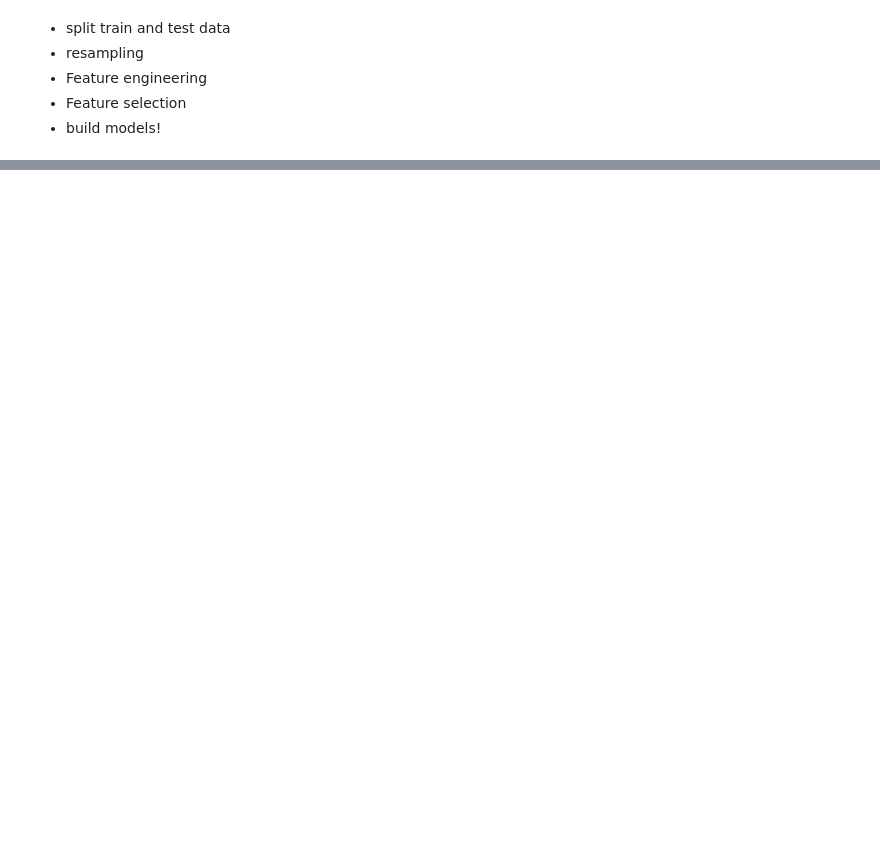
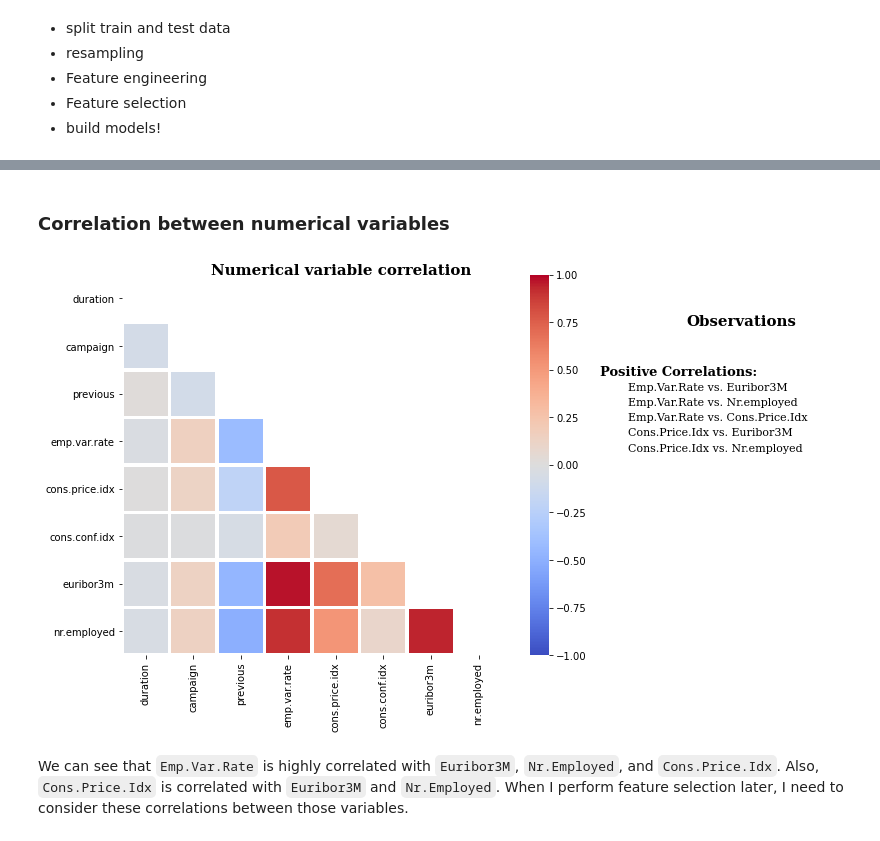
Before and after one commit to zoeyejiseoung/BankMarketing, a Jupyter notebook: Bank_Marketing_EDA.ipynb, the cells around one changed output, grey strips where cells are left out. Drawn from its saved outputs; the diff is of its cells as text; code cells hidden in the pictures; blank space fills up the shorter version.

```diff
--- a/Bank_Marketing_EDA.ipynb
+++ b/Bank_Marketing_EDA.ipynb
@@ -732,0 +730,25 @@ In this notebook, I explored data and performed some feature engineering. By cre
+# %% [markdown]
+### Correlation between numerical variables
+# %%
+corr = data.corr()
+mask = np.zeros_like(corr, dtype=np.bool)
+mask[np.triu_indices_from(mask)] = True
+fig, ax = plt.subplots(figsize=(10,7))
+
+fig.text(.34, .88, 'Numerical variable correlation', fontfamily='serif', fontweight='bold', fontsize=15)
+fig.text(1.00,.78, 'Observations', fontfamily='serif', fontweight='bold', fontsize=15)
+fig.text(.88, .68, 'Positive Correlations:', fontfamily='serif', fontweight='bold', fontsize=13)
+fig.text(.92, .65, 'Emp.Var.Rate vs. Euribor3M', fontfamily='serif', fontweight='light', fontsize=11)
+fig.text(.92, .62, 'Emp.Var.Rate vs. Nr.employed', fontfamily='serif', fontweight='light', fontsize=11)
+fig.text(.92, .59, 'Emp.Var.Rate vs. Cons.Price.Idx', fontfamily='serif', fontweight='light', fontsize=11)
+fig.text(.92, .56, 'Cons.Price.Idx vs. Euribor3M', fontfamily='serif', fontweight='light', fontsize=11)
+fig.text(.92, .53, 'Cons.Price.Idx vs. Nr.employed', fontfamily='serif', fontweight='light', fontsize=11)
+
+
+
+pl = sns.heatmap(corr, mask=mask, cmap='coolwarm', vmax=1.0, vmin=-1.0, center=0, square=True, linewidths=2.5)
+plt.show()
+# %% [output]
+[figure, added]
+# %% [markdown]
+We can see that `Emp.Var.Rate` is highly correlated with `Euribor3M`, `Nr.Employed`, and `Cons.Price.Idx`. Also, `Cons.Price.Idx` is correlated with `Euribor3M` and `Nr.Employed`. When I perform feature selection later, I need to consider these correlations between those variables.
```
Also changed, not shown: parts of 45 cells of this notebook.
